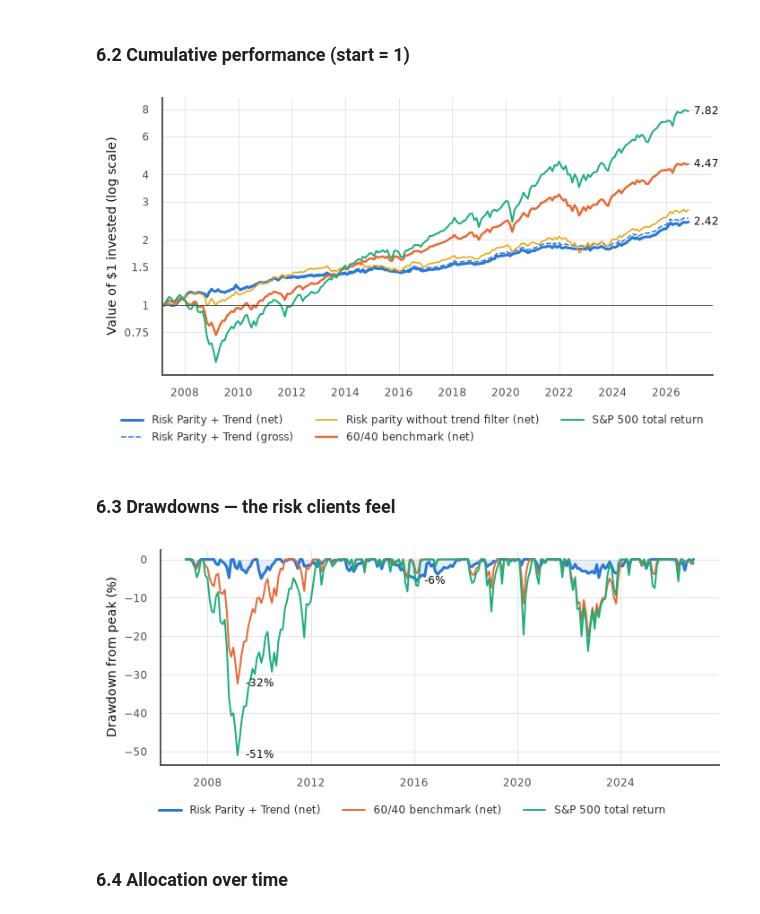
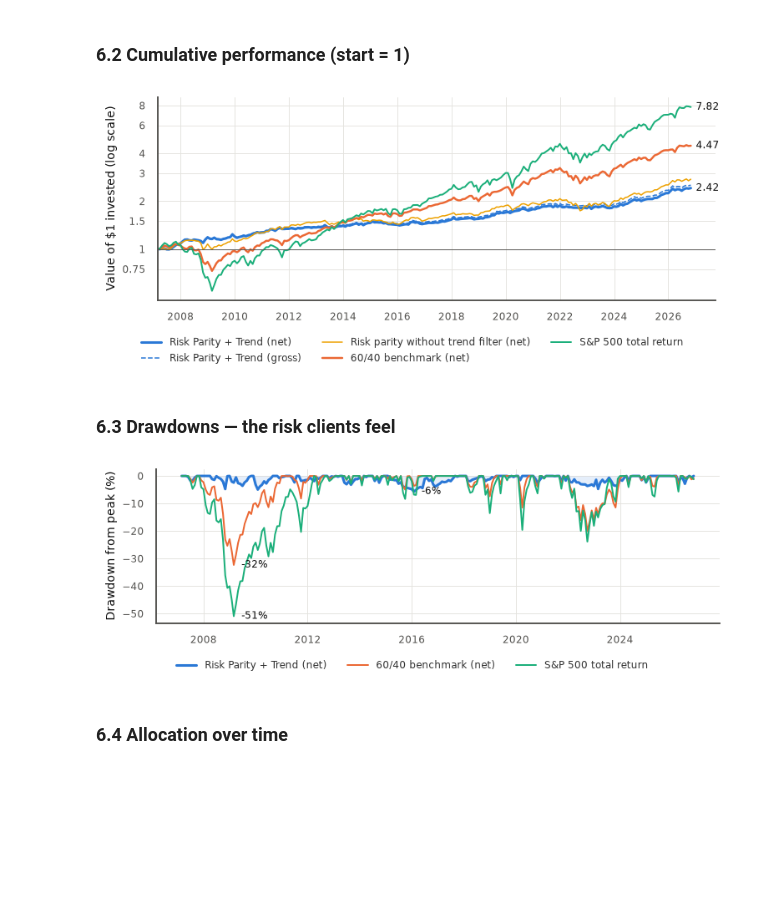
Before and after one commit to paul2108/04_Financial-Modelin-Group-projects, a Jupyter notebook: notebook/GroupZ_RiskParity_Trend.ipynb, the cells around one changed output. Cells and saved outputs as stored; diff of their text form; code cells hidden in the pictures; blank space fills up the shorter version.

```diff
--- a/notebook/GroupZ_RiskParity_Trend.ipynb
+++ b/notebook/GroupZ_RiskParity_Trend.ipynb
@@ -207,7 +207,7 @@ plt.rcParams.update({
     "lines.linewidth": 1.6, "font.family": "DejaVu Sans", "xtick.labelsize": 8, "ytick.labelsize": 8,
     "legend.fontsize": 8, "figure.constrained_layout.use": False,
 })
-FIG_W = 6.3   # inches = text width of the prospectus
+FIG_W = 6.77  # inches = text width of the prospectus (A4, 1.9 cm margins)
 
 
 def legend_below(fig, ax, ncol=4):
@@ -1037,40 +1045,40 @@ The prospectus interprets each measure for the target client.
 ### 6.2 Cumulative performance (start = 1)
 # %%
 navs = {k: nav_from_returns(v) for k, v in series.items() if k != "1/N (no trend)"}
-fig, ax = plt.subplots(figsize=(FIG_W, 3.6), layout="constrained")
+fig, ax = plt.subplots(figsize=(FIG_W, 3.0), layout="constrained")
 style = {"Strategy": dict(color=COLORS["Strategy"], lw=2.0),
          "Strategy (gross)": dict(color=COLORS["Strategy"], lw=1.0, ls="--"),
          "ERC (no trend)": dict(color=COLORS["ERC (no trend)"], lw=1.0),
          "60/40": dict(color=COLORS["60/40"], lw=1.6),
          "S&P 500 TR": dict(color=COLORS["S&P 500 TR"], lw=1.3)}
 labels = {"Strategy": "Risk Parity + Trend (net)", "Strategy (gross)": "Risk Parity + Trend (gross)",
           "ERC (no trend)": "Risk parity without trend filter (net)", "60/40": "60/40 benchmark (net)",
           "S&P 500 TR": "S&P 500 total return"}
 for k, nav in navs.items():
     ax.plot(nav.index, nav, label=labels[k], **style[k])
 for k in ["Strategy", "60/40", "S&P 500 TR"]:
     ax.annotate(f"{navs[k].iloc[-1]:.2f}", xy=(navs[k].index[-1], navs[k].iloc[-1]), xytext=(4, 0),
                 textcoords="offset points", va="center", fontsize=8, color=INK)
 ax.axhline(1, color=INK_2, lw=0.6)
 ax.set_yscale("log")
 ax.set_yticks([0.75, 1, 1.5, 2, 3, 4, 6, 8])
 ax.yaxis.set_major_formatter(plt.FuncFormatter(lambda v, _: f"{v:g}"))
 ax.yaxis.set_minor_formatter(plt.NullFormatter())
 ax.set_ylabel("Value of $1 invested (log scale)")
 ax.set_xlim(navs["Strategy"].index[0], navs["Strategy"].index[-1] + pd.Timedelta(days=330))
 legend_below(fig, ax, ncol=3)
 save_figure(fig, "fig_cumulative")
 plt.show()
 register_item("fig_cumulative", r"Figure~\ref{fig:cumulative}", "Cumulative performance (Figure)", "6.2",
               RISKY_ASSETS + OTHER_TICKERS + [RF_TICKER])
 # %% [output]
-[figure, old version]
+[figure, new version]
 # %% [markdown]
 <a id="sec-6-3"></a>
 ### 6.3 Drawdowns — the risk clients feel
 # %%
 dds = {k: drawdown_series(series[k]) for k in ["Strategy", "60/40", "S&P 500 TR"]}
-fig, ax = plt.subplots(figsize=(FIG_W, 2.8), layout="constrained")
+fig, ax = plt.subplots(figsize=(FIG_W, 2.3), layout="constrained")
 for k, dd in dds.items():
     ax.plot(dd.index, 100 * dd, label=labels[k], color=COLORS[k], lw=2.0 if k == "Strategy" else 1.3)
 ax.fill_between(dds["Strategy"].index, 100 * dds["Strategy"], 0, color=COLORS["Strategy"], alpha=0.12, lw=0)
@@ -1088,7 +1096,7 @@ for k, key in [("Strategy", "strat"), ("60/40", "b6040"), ("S&P 500 TR", "mkt")]
     register(f"{key}_maxdd_date", dds[k].idxmin(), "date", f"{k}: month of the maximum drawdown", "6.3",
              RISKY_ASSETS if k == "Strategy" else ["SPY", "AGG", MARKET])
 # %% [output]
-[figure, old version]
+[figure, new version]
 # %% [markdown]
 <a id="sec-6-4"></a>
 ### 6.4 Allocation over time
```
Also changed, not shown: parts of 9 cells of this notebook, 15 other files.
